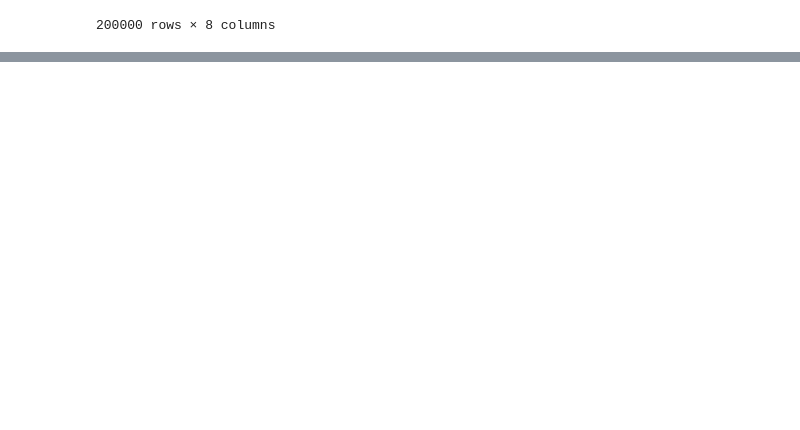
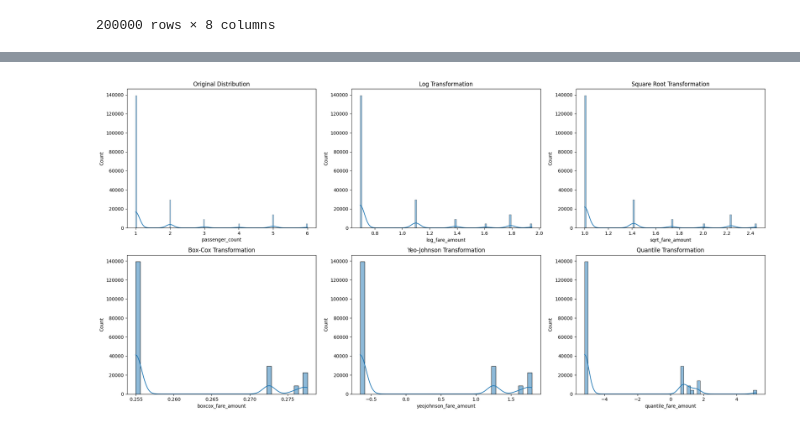
Before and after one commit to AJAYVISWA22/Uber-Fare-Prediction, a Jupyter notebook: Data_EXP.ipynb, the cells around one changed output, grey strips where cells are left out. Saved outputs shown, nothing was run; the diff lists cells and outputs as text; code cells hidden in the pictures; blank space fills up the shorter version.

```diff
--- a/Data_EXP.ipynb
+++ b/Data_EXP.ipynb
@@ -565,0 +697,4 @@ def plot_skewd(df)
+# %%
+plot_skewd(df4,'passenger_count')
+# %% [output]
+[figure, added]
```
Also changed, not shown: parts of 67 cells of this notebook.
